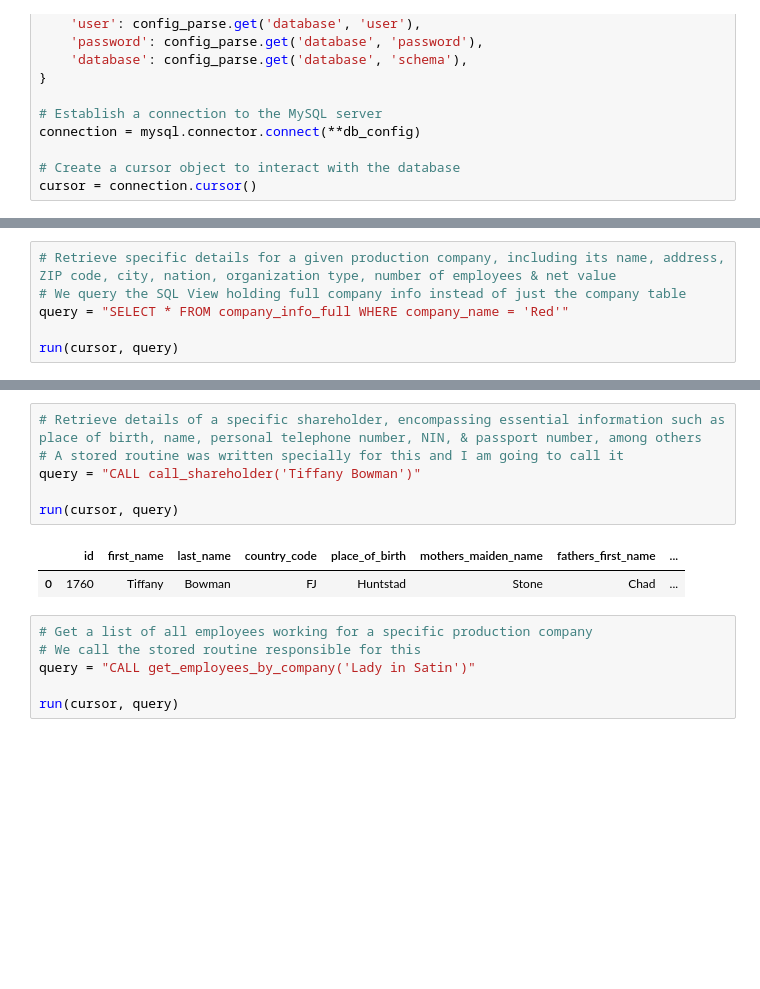
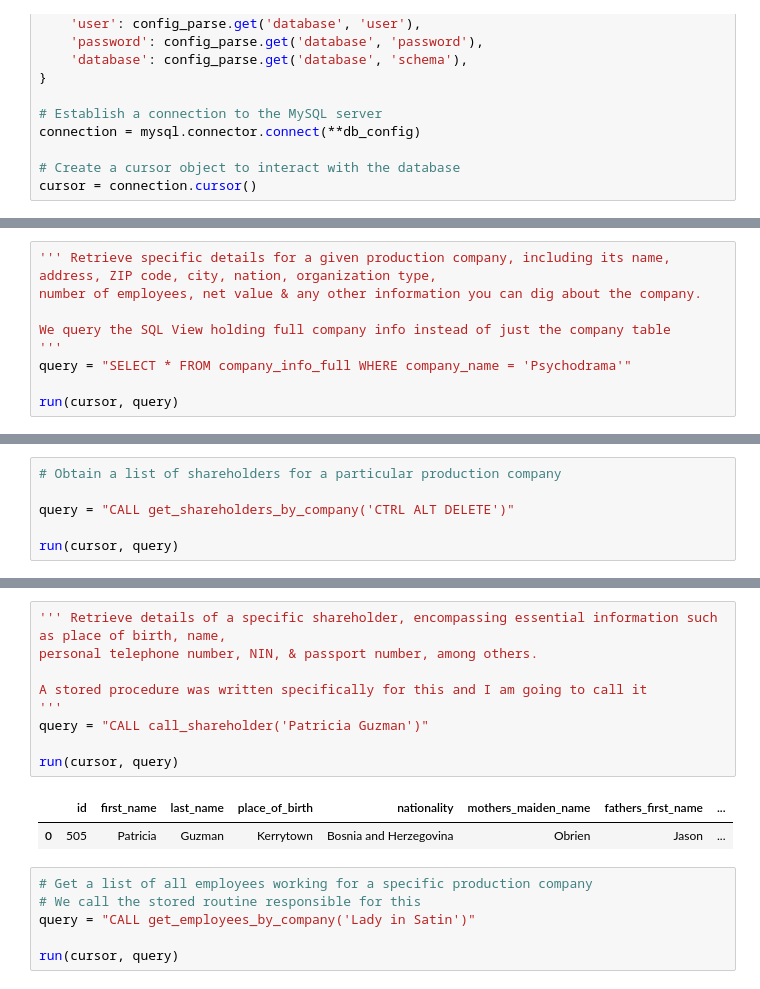
Before and after one commit to chik0di/eu-film-db, a Jupyter notebook: functional_requirements.ipynb, the cells around one changed output, grey strips where cells are left out. Drawn from its saved outputs; the diff is of its cells as text; blank space fills up the shorter version.

```diff
--- a/functional_requirements.ipynb
+++ b/functional_requirements.ipynb
@@ -48,7 +50,10 @@ run(cursor, query)
 # %%
-# Retrieve specific details for a given production company, including its name, address, ZIP code, city, nation, organization type, number of employees & net value
-# We query the SQL View holding full company info instead of just the company table
-query = "SELECT * FROM company_info_full WHERE company_name = 'Red'"
+''' Retrieve specific details for a given production company, including its name, address, ZIP code, city, nation, organization type,
+number of employees, net value & any other information you can dig about the company.
+
+We query the SQL View holding full company info instead of just the company table
+'''
+query = "SELECT * FROM company_info_full WHERE company_name = 'Psychodrama'"
 
 run(cursor, query)
 # %% [output]
@@ -56,0 +62,6 @@ run(cursor, query)
+# %%
+# Obtain a list of shareholders for a particular production company
+
+query = "CALL get_shareholders_by_company('CTRL ALT DELETE')"
+
+run(cursor, query)
@@ -57,12 +86,15 @@ run(cursor, query)
 # %%
-# Retrieve details of a specific shareholder, encompassing essential information such as place of birth, name, personal telephone number, NIN, & passport number, among others
-# A stored routine was written specially for this and I am going to call it
-query = "CALL call_shareholder('Tiffany Bowman')"
+''' Retrieve details of a specific shareholder, encompassing essential information such as place of birth, name,
+personal telephone number, NIN, & passport number, among others.
+
+A stored procedure was written specifically for this and I am going to call it
+'''
+query = "CALL call_shareholder('Patricia Guzman')"
 
 run(cursor, query)
 # %% [output]
-|  | id | first_name | last_name | country_code | place_of_birth | mothers_maiden_name | fathers_first_name | ... |
-| 0 | 1760 | Tiffany | Bowman | FJ | Huntstad | Stone | Chad | ... |
+|  | id | first_name | last_name | place_of_birth | nationality | mothers_maiden_name | fathers_first_name | ... |
+| 0 | 505 | Patricia | Guzman | Kerrytown | Bosnia and Herzegovina | Obrien | Jason | ... |
 # %%
 # Get a list of all employees working for a specific production company
 # We call the stored routine responsible for this
```
Also changed, not shown: parts of 12 cells of this notebook.
